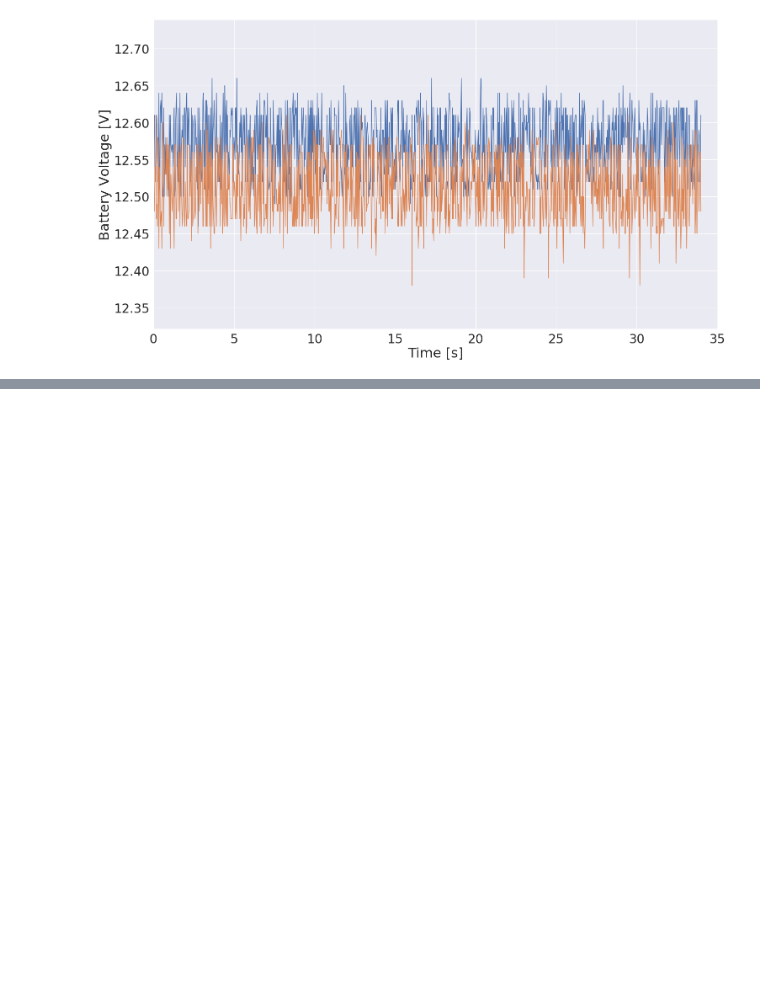
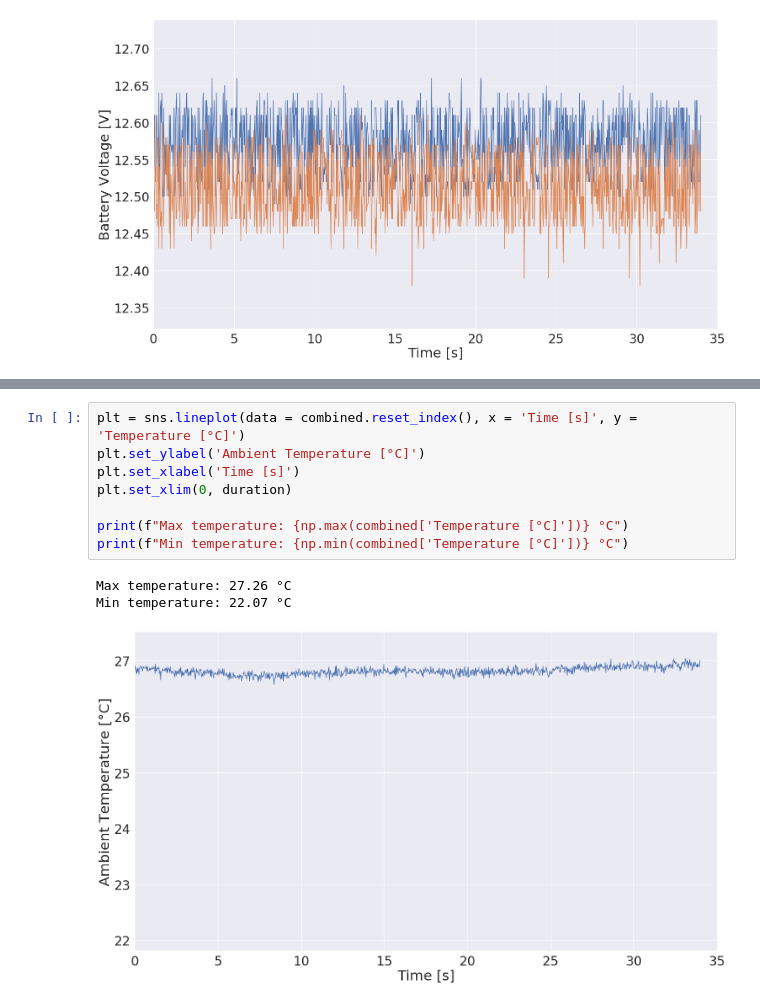
Before and after one commit to aris-space/euler-avionics, a Jupyter notebook: maiden_launch_analysis/maiden_launch_analysis_recovery.ipynb, the cells around one changed output, grey strips where cells are left out. Drawn from its saved outputs; the diff is of its cells as text; blank space fills up the shorter version.

```diff
--- a/maiden_launch_analysis/maiden_launch_analysis_recovery.ipynb
+++ b/maiden_launch_analysis/maiden_launch_analysis_recovery.ipynb
@@ -70,0 +74,12 @@ plt.set_xlim(0, duration)
+# %%
+plt = sns.lineplot(data = combined.reset_index(), x = 'Time [s]', y = 'Temperature [°C]')
+plt.set_ylabel('Ambient Temperature [°C]')
+plt.set_xlabel('Time [s]')
+plt.set_xlim(0, duration)
+
+print(f"Max temperature: {np.max(combined['Temperature [°C]'])} °C")
+print(f"Min temperature: {np.min(combined['Temperature [°C]'])} °C")
+# %% [output]
+Max temperature: 27.26 °C
+Min temperature: 22.07 °C
+[figure, added]
```
Also changed, not shown: parts of 4 cells of this notebook.
